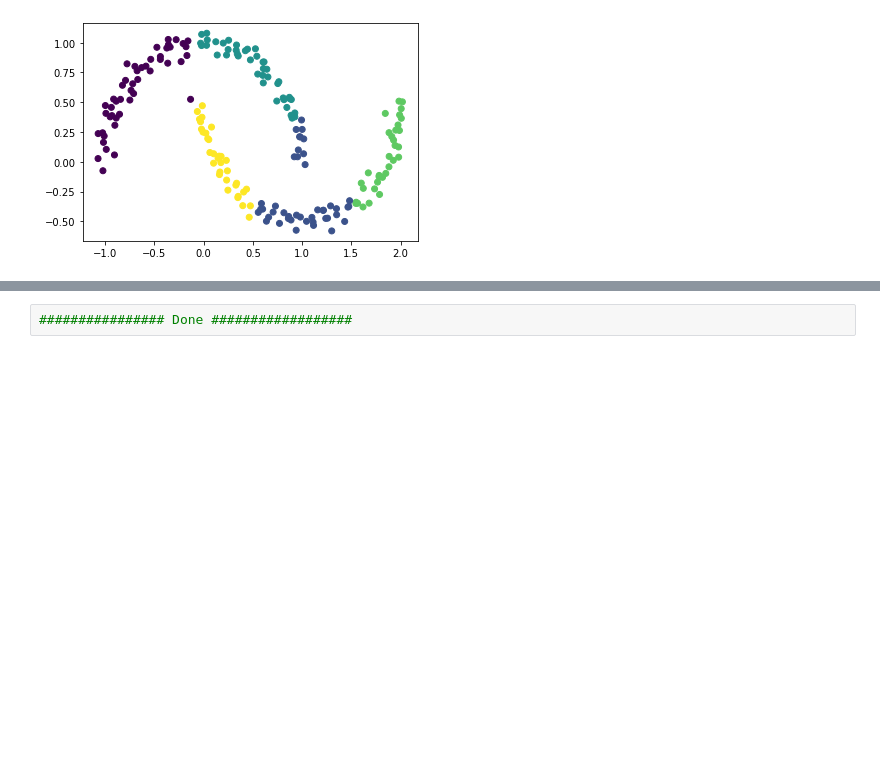
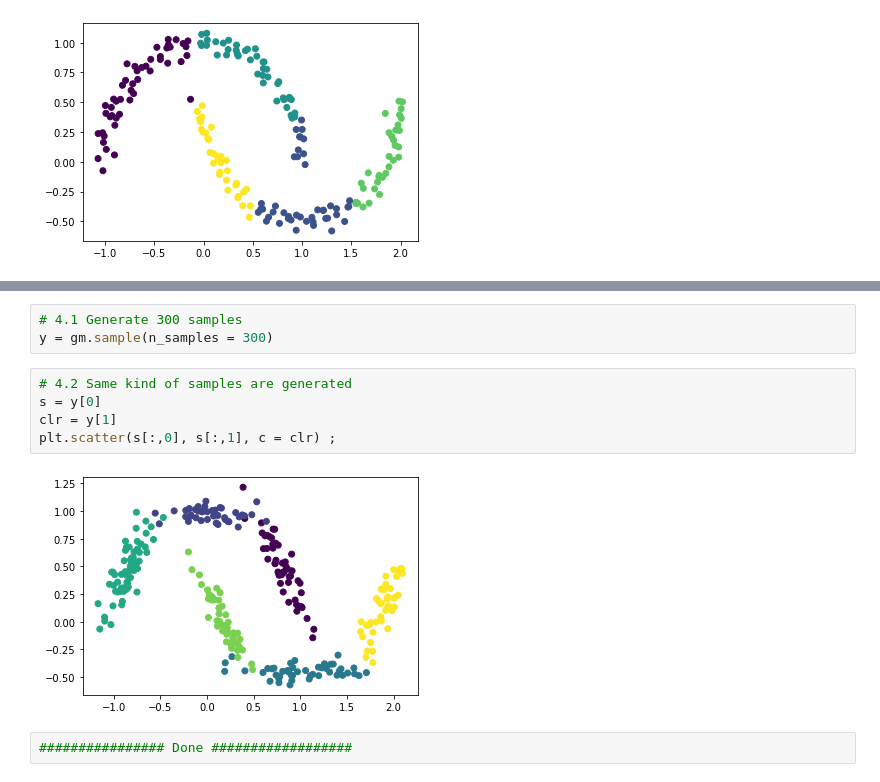
Before and after one commit to harnalashok/Clustering, a Jupyter notebook: gmm_very_simple.ipynb, the cells around one changed output, grey strips where cells are left out. Drawn from its saved outputs; the diff is of its cells as text; blank space fills up the shorter version.

```diff
--- a/gmm_very_simple.ipynb
+++ b/gmm_very_simple.ipynb
@@ -39,2 +48,12 @@ plt.scatter(X[:, 0], X[:, 1], c=labels,  cmap='viridis');
+# %%
+# 4.1 Generate 300 samples
+y = gm.sample(n_samples = 300)
+# %%
+# 4.2 Same kind of samples are generated
+s = y[0]
+clr = y[1]
+plt.scatter(s[:,0], s[:,1], c = clr) ;
+# %% [output]
+[figure, added]
 # %%
 ################ Done ##################
```
Also changed, not shown: parts of 2 cells of this notebook.
